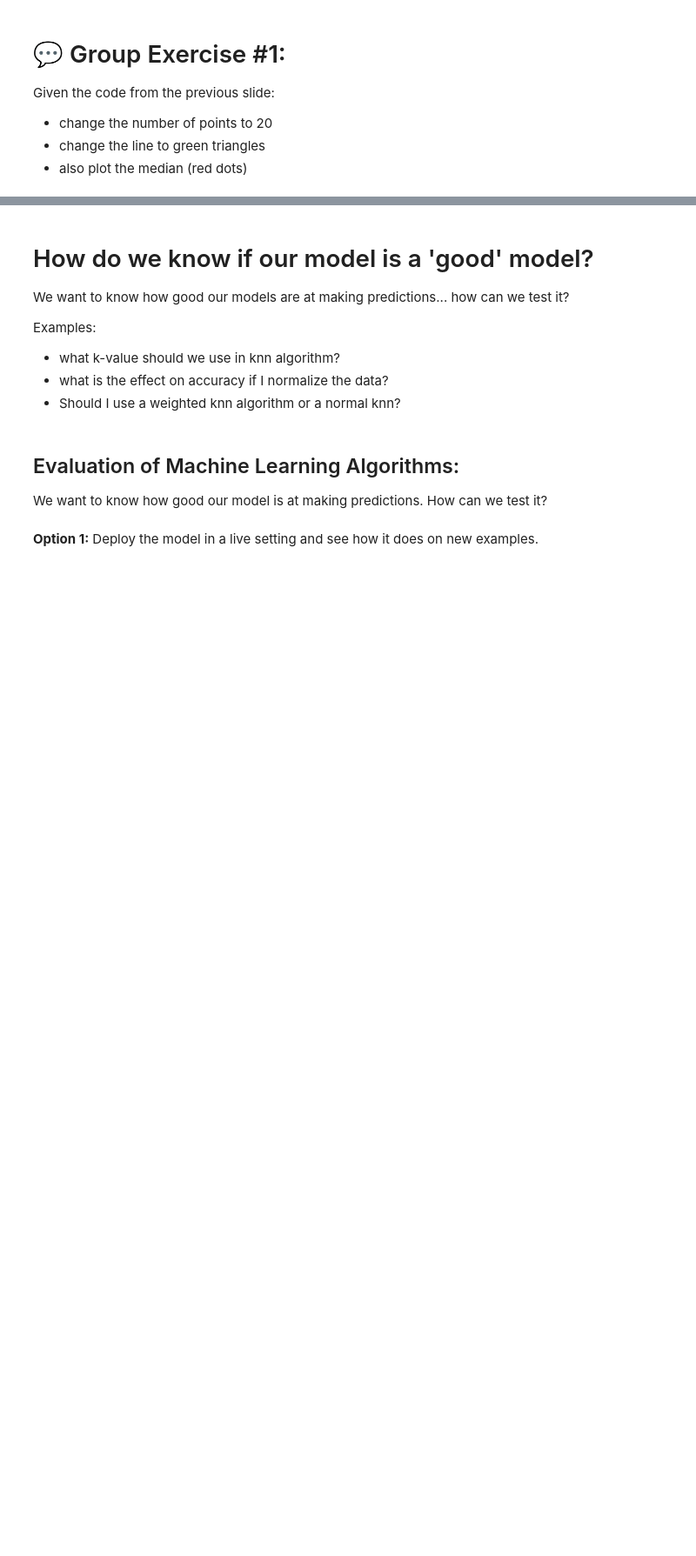
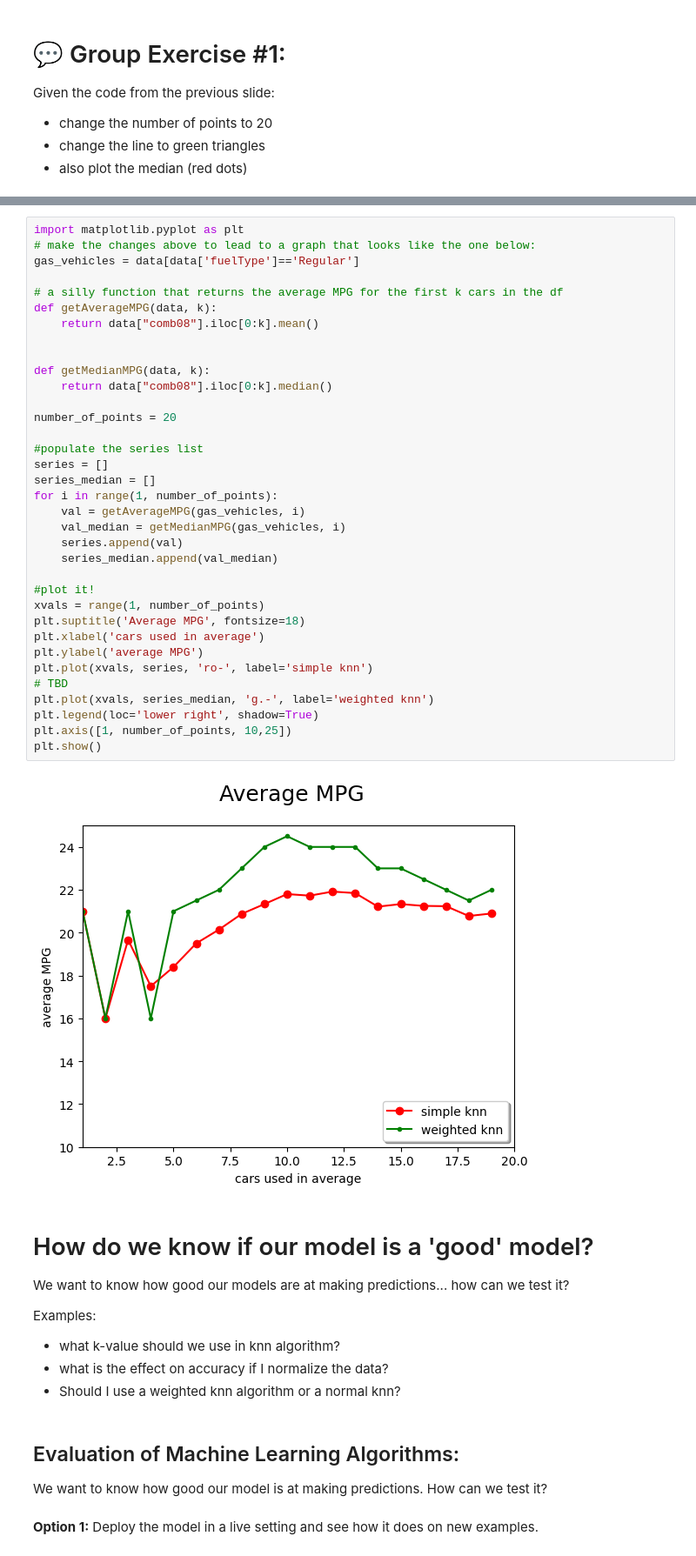
Before and after one commit to alimoorreza/CS167-notes, a Jupyter notebook: Day07_Metrics_and_Testing.ipynb, the cells around one changed output, grey strips where cells are left out. Shown at 87% size. Saved outputs shown, nothing was run; the diff lists cells and outputs as text; blank space fills up the shorter version.

```diff
--- a/Day07_Metrics_and_Testing.ipynb
+++ b/Day07_Metrics_and_Testing.ipynb
@@ -113,3 +109,40 @@ Given the code from the previous slide:
+# %%
+import matplotlib.pyplot as plt
+# make the changes above to lead to a graph that looks like the one below:
+gas_vehicles = data[data['fuelType']=='Regular']
+
+# a silly function that returns the average MPG for the first k cars in the df
+def getAverageMPG(data, k):
+    return data["comb08"].iloc[0:k].mean()
+
+
+def getMedianMPG(data, k):
+    return data["comb08"].iloc[0:k].median()
+
+number_of_points = 20
+
+#populate the series list
+series = []
+series_median = []
+for i in range(1, number_of_points):
+    val = getAverageMPG(gas_vehicles, i)
+    val_median = getMedianMPG(gas_vehicles, i)
+    series.append(val)
+    series_median.append(val_median)
+
+#plot it!
+xvals = range(1, number_of_points)
+plt.suptitle('Average MPG', fontsize=18)
+plt.xlabel('cars used in average')
+plt.ylabel('average MPG')
+plt.plot(xvals, series, 'ro-', label='simple knn')
+# TBD
+plt.plot(xvals, series_median, 'g.-', label='weighted knn')
+plt.legend(loc='lower right', shadow=True)
+plt.axis([1, number_of_points, 10,25])
+plt.show()
+# %% [output]
+[figure, added]
 # %% [markdown]
 # How do we know if our model is a 'good' model?
 
```
Also changed, not shown: parts of 2 cells of this notebook.
